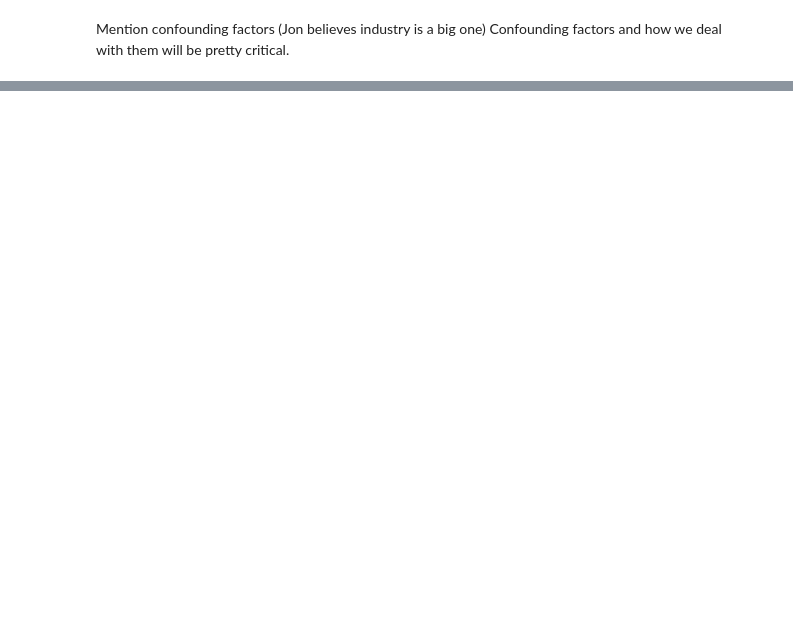
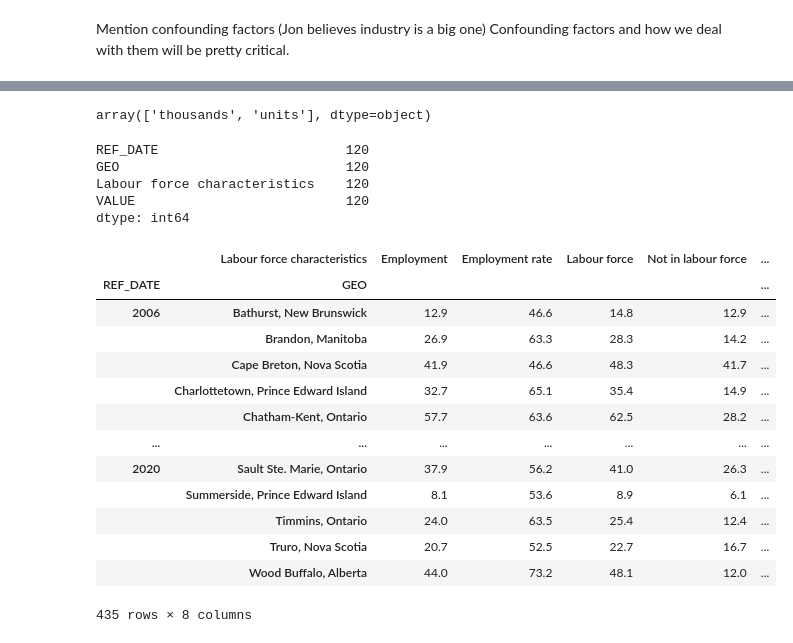
Before and after one commit to thegentlemanphysicist/DataScienceProject, a Jupyter notebook: rawData.ipynb, the cells around one changed output, grey strips where cells are left out. Drawn from its saved outputs; the diff is of its cells as text; code cells hidden in the pictures; blank space fills up the shorter version.

Commit message:
Pivoted the data tables

```diff
--- a/rawData.ipynb
+++ b/rawData.ipynb
@@ -152,0 +167,34 @@ Mention confounding factors (Jon believes industry is a big one) Confounding fac
+# %%
+# Make sure the scale factor doesn't change
+employment_data['SCALAR_FACTOR'].unique()
+# %% [output]
+array(['thousands', 'units'], dtype=object)
+# %%
+#Make a slice the dataframe to the 3 columns of interes
+simple_employment_data=employment_data[['REF_DATE','GEO','Labour force characteristics','VALUE']]
+# %%
+# Pivoting the table kept giving and error, turns out we needed two keys to be able to pivot the data.
+simple_employment_data[simple_employment_data['GEO']=='Corner Brook, Newfoundland and Labrador'].count()
+# %% [output]
+REF_DATE                        120
+GEO                             120
+Labour force characteristics    120
+VALUE                           120
+dtype: int64
+# %%
+simple_employment_data.pivot(index=['REF_DATE','GEO'], columns='Labour force characteristics', values='VALUE')
+# %% [output]
+|  | Labour force characteristics | Employment | Employment rate | Labour force | Not in labour force | ... |
+| REF_DATE | GEO |  |  |  |  | ... |
+| 2006 | Bathurst, New Brunswick | 12.9 | 46.6 | 14.8 | 12.9 | ... |
+|  | Brandon, Manitoba | 26.9 | 63.3 | 28.3 | 14.2 | ... |
+|  | Cape Breton, Nova Scotia | 41.9 | 46.6 | 48.3 | 41.7 | ... |
+|  | Charlottetown, Prince Edward Island | 32.7 | 65.1 | 35.4 | 14.9 | ... |
+|  | Chatham-Kent, Ontario | 57.7 | 63.6 | 62.5 | 28.2 | ... |
+| ... | ... | ... | ... | ... | ... | ... |
+| 2020 | Sault Ste. Marie, Ontario | 37.9 | 56.2 | 41.0 | 26.3 | ... |
+|  | Summerside, Prince Edward Island | 8.1 | 53.6 | 8.9 | 6.1 | ... |
+|  | Timmins, Ontario | 24.0 | 63.5 | 25.4 | 12.4 | ... |
+|  | Truro, Nova Scotia | 20.7 | 52.5 | 22.7 | 16.7 | ... |
+|  | Wood Buffalo, Alberta | 44.0 | 73.2 | 48.1 | 12.0 | ... |
+435 rows × 8 columns
```
Also changed, not shown: parts of 4 cells of this notebook.
